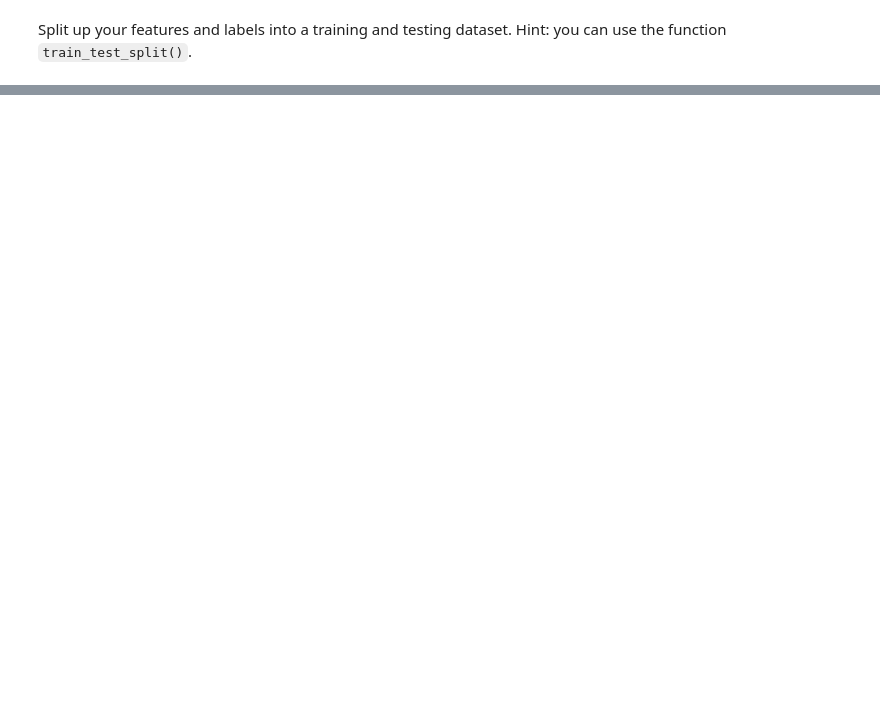
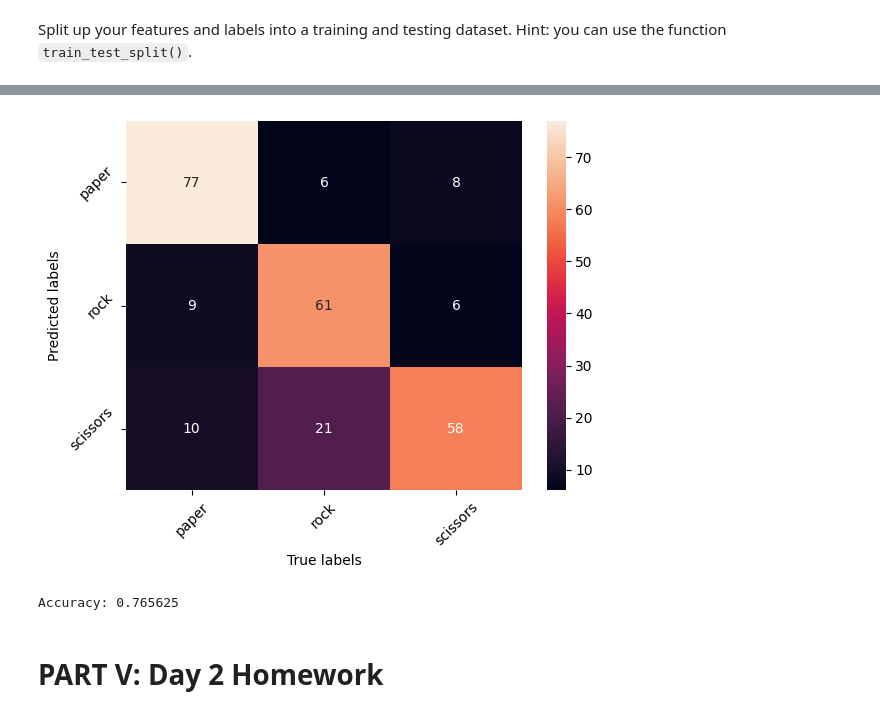
Before and after one commit to krithikp2100/ai-ml, a Jupyter notebook: Part_2__Building_and_Evaluating_a_Model.ipynb, the cells around one changed output, grey strips where cells are left out. Drawn from its saved outputs; the diff is of its cells as text; code cells hidden in the pictures; blank space fills up the shorter version.

```diff
--- a/Part_2__Building_and_Evaluating_a_Model.ipynb
+++ b/Part_2__Building_and_Evaluating_a_Model.ipynb
@@ -509,0 +288,3 @@ How many of each True Positives, True Negatives, False Positives and False Negat
+# %%
+#@title Example Solution
+cnn_model.add(Input(shape=X_train.shape[1:]))
@@ -509,0 +530,6 @@ How many of each True Positives, True Negatives, False Positives and False Negat
+# %%
+#@title Example Solution
+# Fit your model using the .fit() function.
+### YOUR CODE HERE ###
+cnn_model.fit(X_train, y_train,
+              validation_data=(X_test, y_test), epochs=3, batch_size=64)
@@ -722,0 +757,11 @@ Every model you build and every enhancement you implement is a step closer to ma
+# %%
+# Use your model to make predictions on the testing dataset.
+y_pred_ohe = cnn_model.predict(X_test) ### YOUR CODE HERE ###
+
+## We've helped you convert your model outputs into a list of predictions
+y_pred_labels = [ScoreVectorToPredictions(y)[0] for y in y_pred_ohe]
+print('predicted labels:', y_pred_labels) # The output of this should be a list of categories.
+
+# To help with the next problem, we've also helped you convert your one-hot-encoded test labels back to categories.
+y_test_labels = [ScoreVectorToPredictions(y)[0] for y in y_test]
+print('actual_labels:', y_test_labels)
@@ -722,0 +803,29 @@ Every model you build and every enhancement you implement is a step closer to ma
+# %%
+#@title Example Solution
+
+# Here is a function to visualize the confusion matrix.
+def ConfusionMatrix(y_true, y_pred):
+  sns.heatmap(pd.crosstab(y_true, y_pred), annot=True, fmt='g')
+  plt.xlabel('True labels')
+  plt.ylabel('Predicted labels')
+  plt.xticks(rotation=45)
+  plt.yticks(rotation=45)
+  plt.show()
+
+# Here is a function to compute the accuracy of your model
+def Accuracy(y_true, y_pred):
+  return np.mean([a==b for a,b in zip(y_true, y_pred)])
+
+
+# Visualize confusion matrix
+ConfusionMatrix(y_test_labels, y_pred_labels)
+
+print("\n\n")
+
+# Compute overall accuracy
+print("Accuracy:", Accuracy(y_test_labels, y_pred_labels))
+# %% [output]
+[figure, added]
+Accuracy: 0.765625
+# %% [markdown]
+# PART V: Day 2 Homework
```
Also changed, not shown: parts of 137 cells of this notebook.
